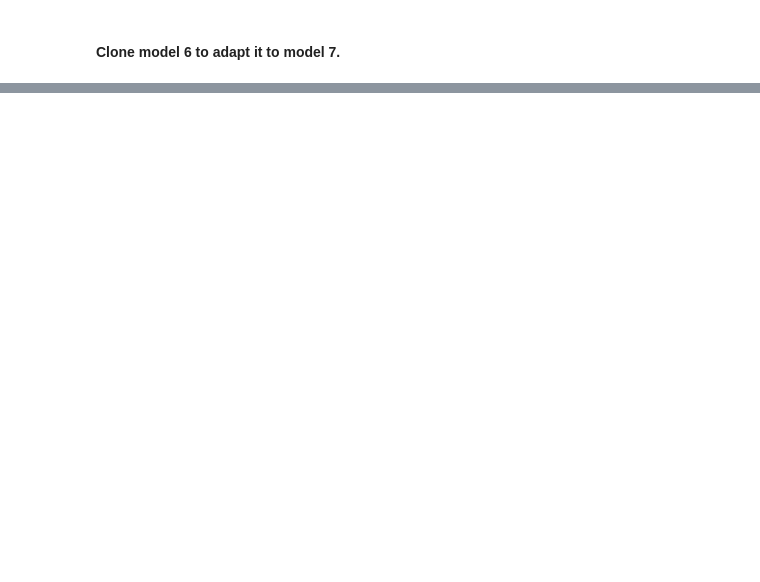
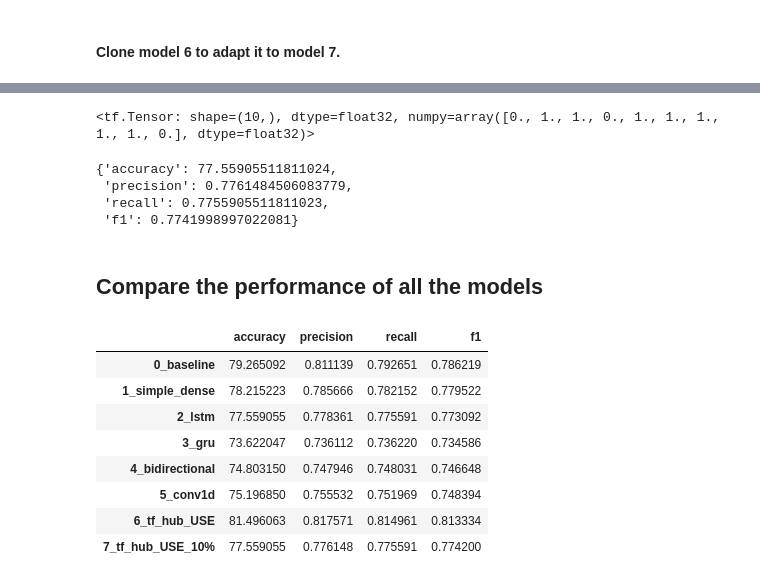
Before and after one commit to shitote/dist-repo, a Jupyter notebook: introduction_to_NLP.ipynb, the cells around one changed output, grey strips where cells are left out. Drawn from its saved outputs; the diff is of its cells as text; code cells hidden in the pictures; blank space fills up the shorter version.

```diff
--- a/introduction_to_NLP.ipynb
+++ b/introduction_to_NLP.ipynb
@@ -1192,3 +1236,11 @@ Total params: 256830721 (979.73 MB)
 Trainable params: 32897 (128.50 KB)
 Non-trainable params: 256797824 (979.61 MB)
 _________________________________________________________________
+# %%
+# Fit the model to the data
+model_7_history = model_7.fit(train_sentences_10_percent,
+                              train_labels_10_percent,
+                              epochs=5,
+                              validation_data=(val_sentences, val_labels),
+                              callbacks=[create_tensorboard_callback(SAVE_DIR,
+                                                                    'tf_hub_sentence_encoder_10_percent_correct')])
@@ -1194,0 +1259,4 @@ _________________________________________________________________
+# %%
+# Make prediction of the models that is trained on 10 percent of the data.
+model_7_pred_probs = model_7.predict(val_sentences)
+model_7_pred_probs[:5]
@@ -1194,0 +1270,41 @@ _________________________________________________________________
+# %%
+# Turn the pred probs into labels
+model_7_preds = tf.squeeze(tf.round(model_7_pred_probs))
+model_7_preds[:10]
+# %% [output]
+<tf.Tensor: shape=(10,), dtype=float32, numpy=array([0., 1., 1., 0., 1., 1., 1., 1., 1., 0.], dtype=float32)>
+# %%
+# Model 7 predictions evaluations.
+model_7_results = calculate_results(y_true=val_labels,
+                                    y_pred=model_7_preds)
+model_7_results
+# %% [output]
+{'accuracy': 77.55905511811024,
+ 'precision': 0.7761484506083779,
+ 'recall': 0.7755905511811023,
+ 'f1': 0.7741998997022081}
+# %% [markdown]
+## Compare the performance of all the models
+# %%
+# combine model results into a dataframe
+all_model_results = pd.DataFrame({"0_baseline": baseline_results,
+                                  "1_simple_dense": model_1_results,
+                                  "2_lstm": model_2_results,
+                                  "3_gru": model_3_results,
+                                  "4_bidirectional": model_4_results,
+                                  "5_conv1d": model_5_results,
+                                  "6_tf_hub_USE": model_6_results,
+                                  "7_tf_hub_USE_10%": model_7_results
+                                  })
+all_model_results = all_model_results.transpose()
+all_model_results
+# %% [output]
+|  | accuracy | precision | recall | f1 |
+| 0_baseline | 79.265092 | 0.811139 | 0.792651 | 0.786219 |
+| 1_simple_dense | 78.215223 | 0.785666 | 0.782152 | 0.779522 |
+| 2_lstm | 77.559055 | 0.778361 | 0.775591 | 0.773092 |
+| 3_gru | 73.622047 | 0.736112 | 0.736220 | 0.734586 |
+| 4_bidirectional | 74.803150 | 0.747946 | 0.748031 | 0.746648 |
+| 5_conv1d | 75.196850 | 0.755532 | 0.751969 | 0.748394 |
+| 6_tf_hub_USE | 81.496063 | 0.817571 | 0.814961 | 0.813334 |
+| 7_tf_hub_USE_10% | 77.559055 | 0.776148 | 0.775591 | 0.774200 |
```
Also changed, not shown: parts of 67 cells of this notebook.
